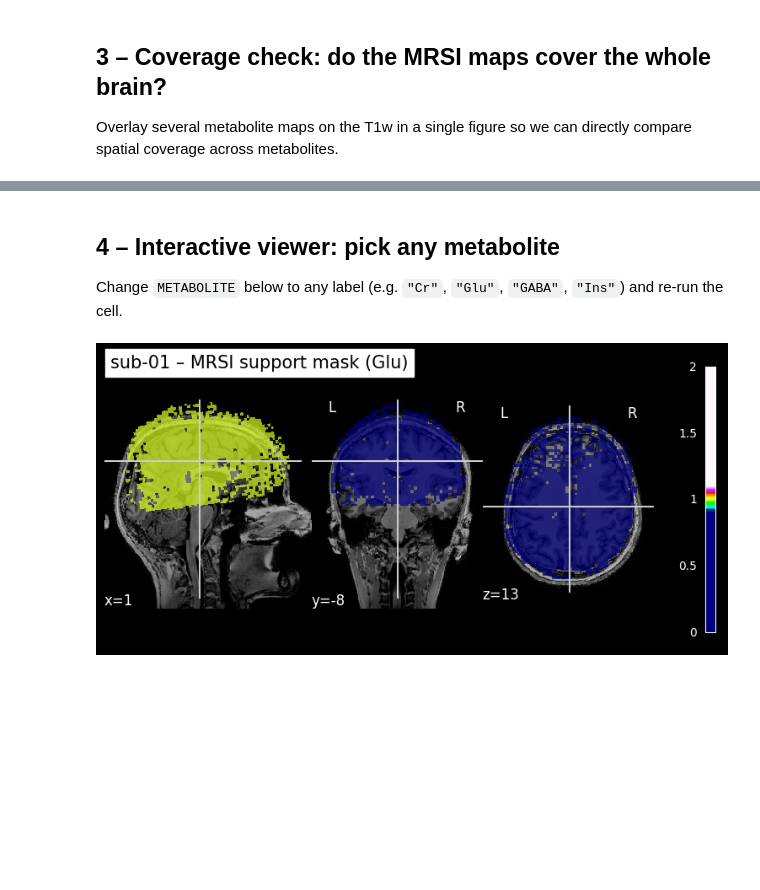
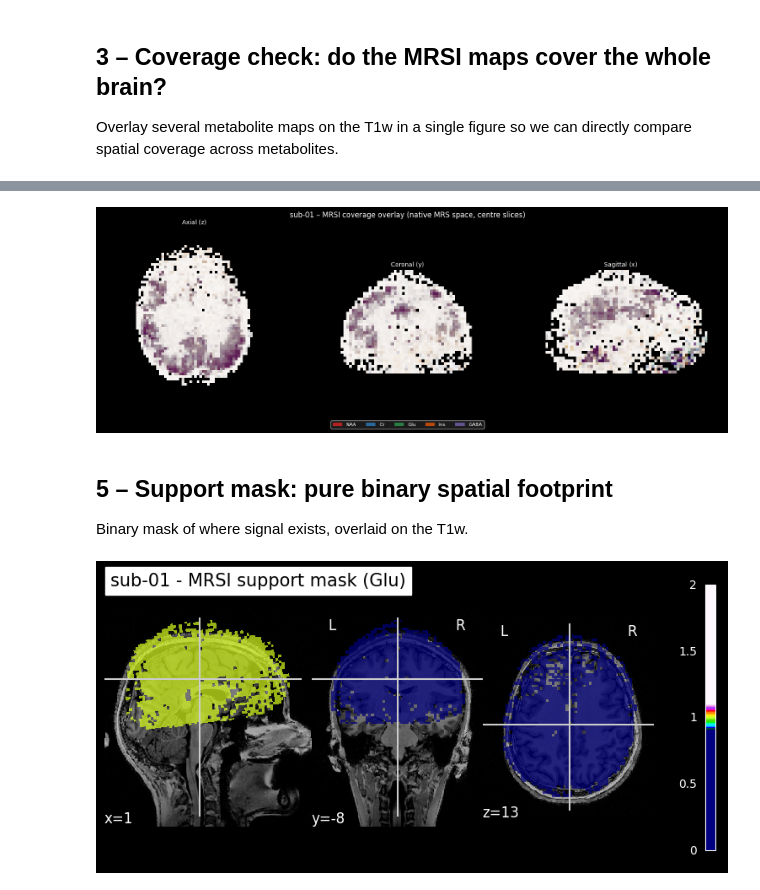
Before and after one commit to daoudmines-collab/FCBG_project_Connectome_registraction, a Jupyter notebook: results.ipynb, the cells around one changed output, grey strips where cells are left out. Drawn from its saved outputs; the diff is of its cells as text; code cells hidden in the pictures; blank space fills up the shorter version.

```diff
--- a/results.ipynb
+++ b/results.ipynb
@@ -78,7 +84,19 @@ NameError: name 'plt' is not defined
+# %%
+# Combined overlay: all maps on the same 3 views, each in its own colour.
+COMBINED_MAPS = [
+    f"{SUBJ}_{SES}_acq-OrigRes_desc-NAA_mrsi.nii.gz",
+    f"{SUBJ}_{SES}_acq-OrigRes_desc-Cr_mrsi.nii.gz",
+    f"{SUBJ}_{SES}_acq-OrigRes_desc-Glu_mrsi.nii.gz",
+    f"{SUBJ}_{SES}_acq-OrigRes_desc-Ins_mrsi.nii.gz",
+    f"{SUBJ}_{SES}_acq-OrigRes_desc-GABA_mrsi.nii.gz",
+]
+plot_mrsi_combined(COMBINED_MAPS, MRS_DIR, subj=SUBJ, alpha=0.6)
+# %% [output]
+[figure, added]
 # %% [markdown]
-## 4 – Interactive viewer: pick any metabolite
+## 5 – Support mask: pure binary spatial footprint
 
-Change `METABOLITE` below to any label (e.g. `"Cr"`, `"Glu"`, `"GABA"`, `"Ins"`) and re-run the cell.
+Binary mask of where signal exists, overlaid on the T1w.
 # %%
 plot_support_mask(
     f"{SUBJ}_{SES}_acq-OrigRes_desc-Glu_mrsi.nii.gz",
```
Also changed, not shown: parts of 7 cells of this notebook, 2 other files.
